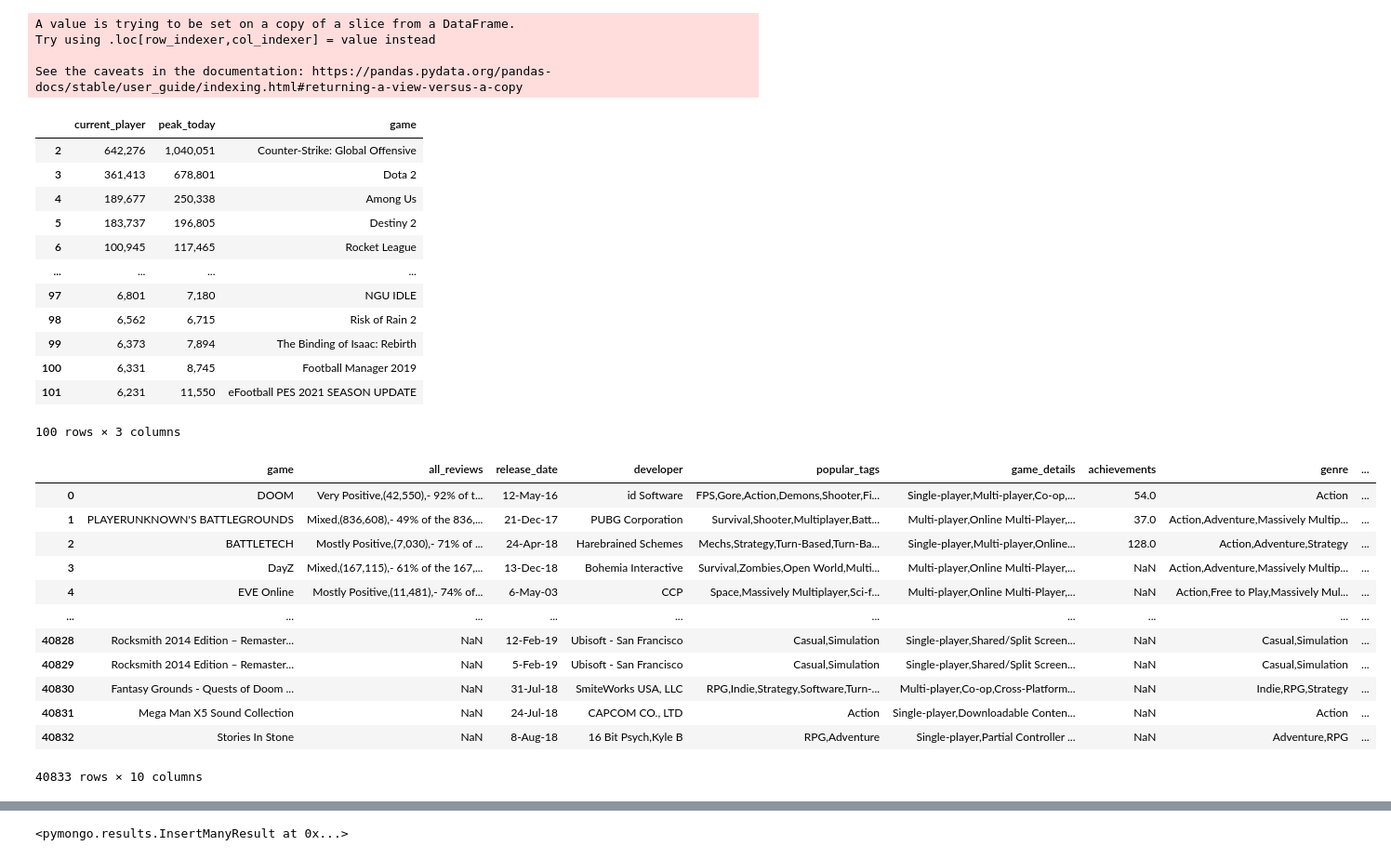
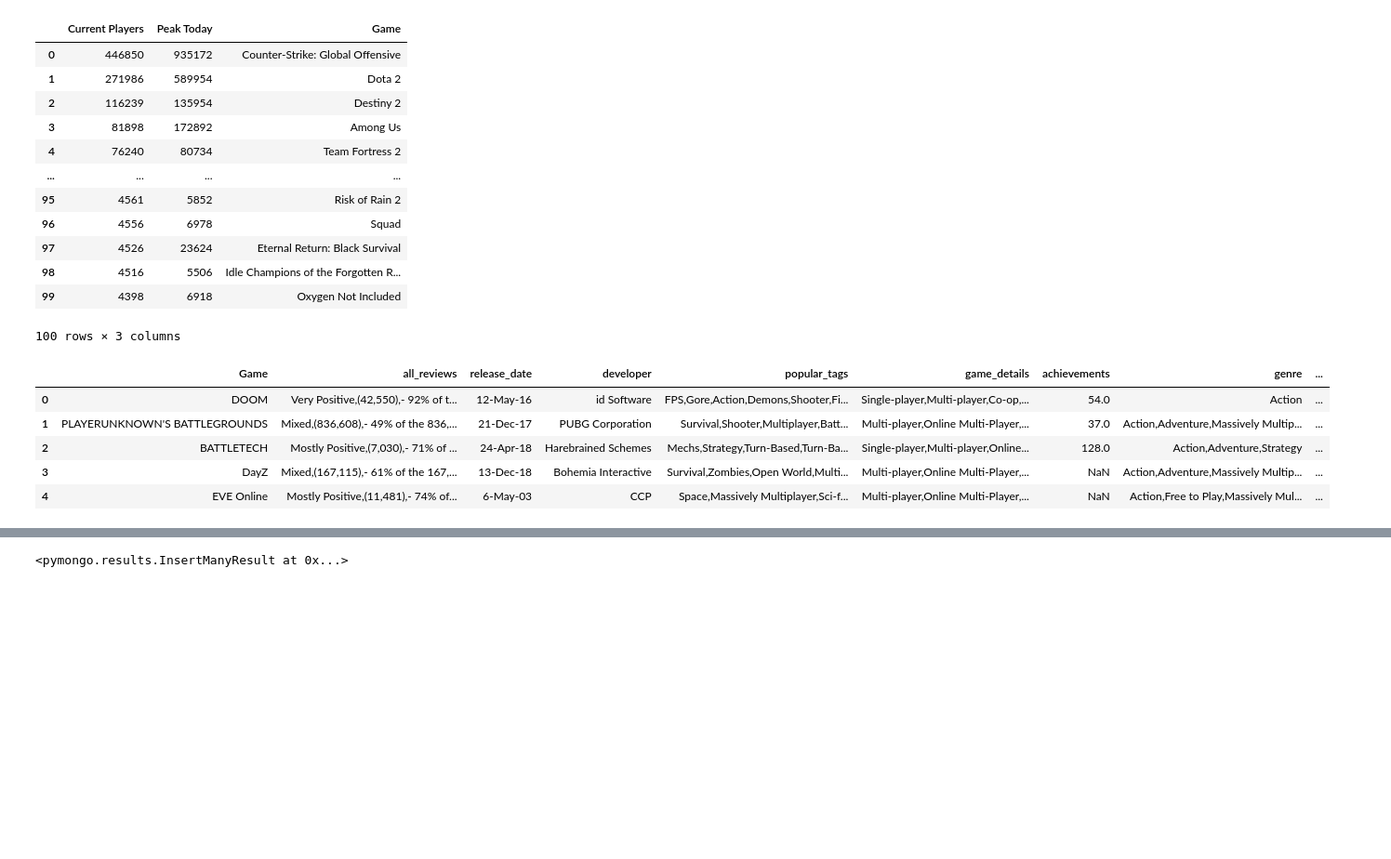
Before and after one commit to cbragg3136/ETL_steam_top_100, a Jupyter notebook: steam_mongodb.ipynb, the cells around one changed output, grey strips where cells are left out. Shown at 93% size. Drawn from its saved outputs; the diff is of its cells as text; code cells hidden in the pictures; blank space fills up the shorter version.

```diff
--- a/steam_mongodb.ipynb
+++ b/steam_mongodb.ipynb
@@ -150,25 +120,21 @@ df6.head(10)
 # %%
 # Remove leading space from game in order to join with other data source
 # df6.set_index('game')
-df6['game'] = df6['game'].str.lstrip()
-df6
+games_df['Game'] = games_df['Game'].str.lstrip()
+games_df
 # %% [output]
+|  | Current Players | Peak Today | Game |
+| 0 | 446850 | 935172 | Counter-Strike: Global Offensive |
+| 1 | 271986 | 589954 | Dota 2 |
+| 2 | 116239 | 135954 | Destiny 2 |
+| 3 | 81898 | 172892 | Among Us |
+| 4 | 76240 | 80734 | Team Fortress 2 |
+| ... | ... | ... | ... |
+| 95 | 4561 | 5852 | Risk of Rain 2 |
+| 96 | 4556 | 6978 | Squad |
+| 97 | 4526 | 23624 | Eternal Return: Black Survival |
+| 98 | 4516 | 5506 | Idle Champions of the Forgotten R... |
+| 99 | 4398 | 6918 | Oxygen Not Included |
-A value is trying to be set on a copy of a slice from a DataFrame.
-Try using .loc[row_indexer,col_indexer] = value instead
-
-See the caveats in the documentation: https://pandas.pydata.org/pandas-docs/stable/user_guide/indexing.html#returning-a-view-versus-a-copy
+100 rows × 3 columns
-|  | current_player | peak_today | game |
-| 2 | 642,276 | 1,040,051 | Counter-Strike: Global Offensive |
-| 3 | 361,413 | 678,801 | Dota 2 |
-| 4 | 189,677 | 250,338 | Among Us |
-| 5 | 183,737 | 196,805 | Destiny 2 |
-| 6 | 100,945 | 117,465 | Rocket League |
-| ... | ... | ... | ... |
-| 97 | 6,801 | 7,180 | NGU IDLE |
-| 98 | 6,562 | 6,715 | Risk of Rain 2 |
-| 99 | 6,373 | 7,894 | The Binding of Isaac: Rebirth |
-| 100 | 6,331 | 8,745 | Football Manager 2019 |
-| 101 | 6,231 | 11,550 | eFootball PES 2021 SEASON UPDATE |
-100 rows × 3 columns
 # %%
 # Write out file to cvs
@@ -176,21 +142,14 @@ df6.to_csv('top_100_steam.csv')
 # %%
 # Read the Kaggle cvs datafile into pandas and filter columns
-steam_catalog = pd.read_csv('steam_games.csv').rename(columns={"name": "game"})
-game_info_df = steam_catalog[['game', 'all_reviews', 'release_date', 'developer','popular_tags', 'game_details', 'achievements', 'genre', 'original_price', 'discount_price']]
-game_info_df
+steam_catalog = pd.read_csv('steam_games.csv').rename(columns={"name": "Game"})
+game_info_df = steam_catalog[['Game', 'all_reviews', 'release_date', 'developer','popular_tags', 'game_details', 'achievements', 'genre', 'original_price', 'discount_price']]
+game_info_df.head()
 # %% [output]
-|  | game | all_reviews | release_date | developer | popular_tags | game_details | achievements | genre | ... |
+|  | Game | all_reviews | release_date | developer | popular_tags | game_details | achievements | genre | ... |
 | 0 | DOOM | Very Positive,(42,550),- 92% of t... | 12-May-16 | id Software | FPS,Gore,Action,Demons,Shooter,Fi... | Single-player,Multi-player,Co-op,... | 54.0 | Action | ... |
 | 1 | PLAYERUNKNOWN'S BATTLEGROUNDS | Mixed,(836,608),- 49% of the 836,... | 21-Dec-17 | PUBG Corporation | Survival,Shooter,Multiplayer,Batt... | Multi-player,Online Multi-Player,... | 37.0 | Action,Adventure,Massively Multip... | ... |
 | 2 | BATTLETECH | Mostly Positive,(7,030),- 71% of ... | 24-Apr-18 | Harebrained Schemes | Mechs,Strategy,Turn-Based,Turn-Ba... | Single-player,Multi-player,Online... | 128.0 | Action,Adventure,Strategy | ... |
 | 3 | DayZ | Mixed,(167,115),- 61% of the 167,... | 13-Dec-18 | Bohemia Interactive | Survival,Zombies,Open World,Multi... | Multi-player,Online Multi-Player,... | NaN | Action,Adventure,Massively Multip... | ... |
 | 4 | EVE Online | Mostly Positive,(11,481),- 74% of... | 6-May-03 | CCP | Space,Massively Multiplayer,Sci-f... | Multi-player,Online Multi-Player,... | NaN | Action,Free to Play,Massively Mul... | ... |
-| ... | ... | ... | ... | ... | ... | ... | ... | ... | ... |
-| 40828 | Rocksmith 2014 Edition – Remaster... | NaN | 12-Feb-19 | Ubisoft - San Francisco | Casual,Simulation | Single-player,Shared/Split Screen... | NaN | Casual,Simulation | ... |
-| 40829 | Rocksmith 2014 Edition – Remaster... | NaN | 5-Feb-19 | Ubisoft - San Francisco | Casual,Simulation | Single-player,Shared/Split Screen... | NaN | Casual,Simulation | ... |
-| 40830 | Fantasy Grounds - Quests of Doom ... | NaN | 31-Jul-18 | SmiteWorks USA, LLC | RPG,Indie,Strategy,Software,Turn-... | Multi-player,Co-op,Cross-Platform... | NaN | Indie,RPG,Strategy | ... |
-| 40831 | Mega Man X5 Sound Collection | NaN | 24-Jul-18 | CAPCOM CO., LTD | Action | Single-player,Downloadable Conten... | NaN | Action | ... |
-| 40832 | Stories In Stone | NaN | 8-Aug-18 | 16 Bit Psych,Kyle B | RPG,Adventure | Single-player,Partial Controller ... | NaN | Adventure,RPG | ... |
-40833 rows × 10 columns
 # %%
 # join/merge the two data sources
```
Also changed, not shown: parts of 22 cells of this notebook.
